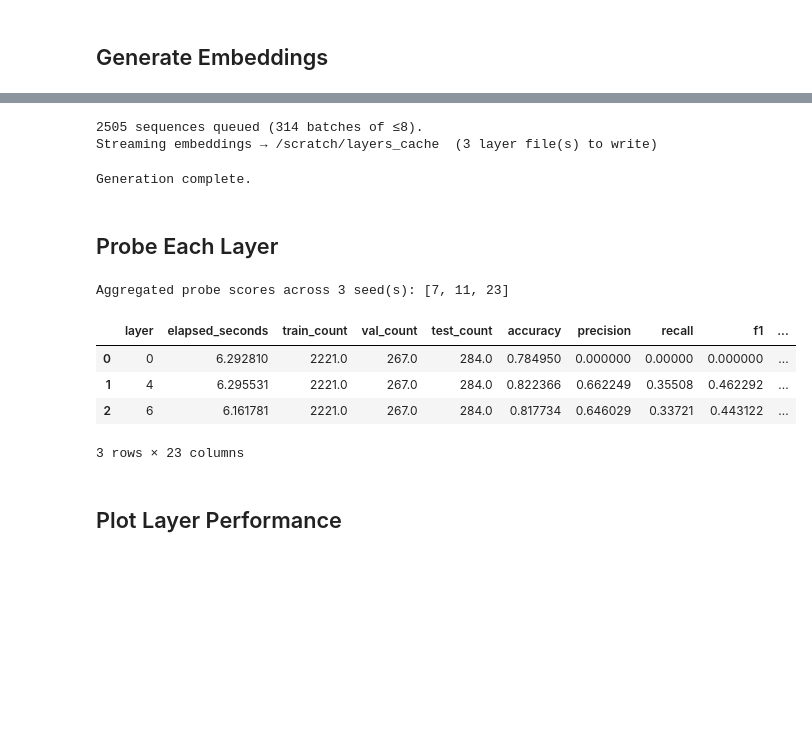
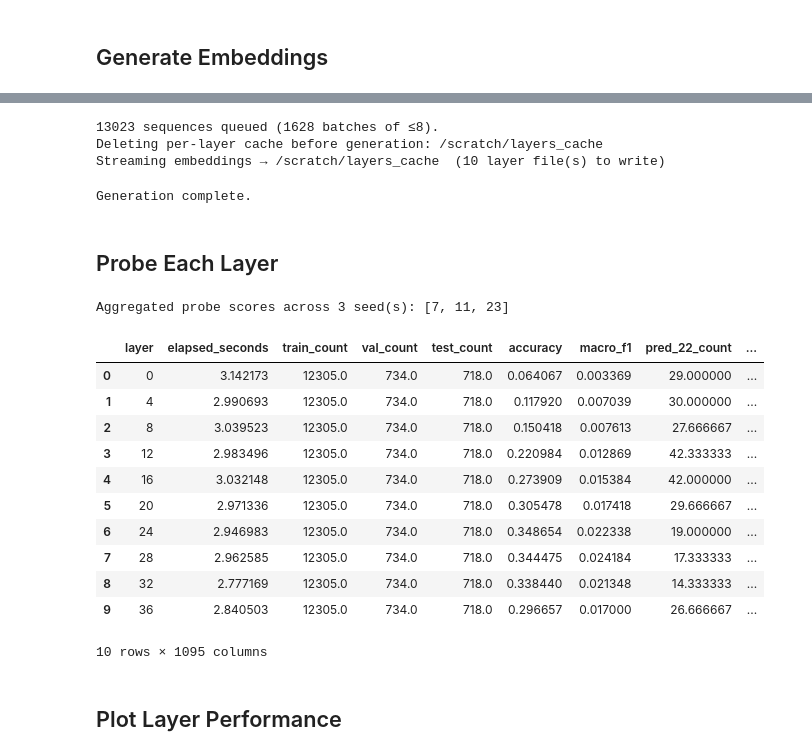
Before and after one commit to CBBIO/BioData, a Jupyter notebook: notebooks/probing_layer_sweep.ipynb, the cells around one changed output, grey strips where cells are left out. Cells and saved outputs as stored; diff of their text form; code cells hidden in the pictures; blank space fills up the shorter version.

```diff
--- a/notebooks/probing_layer_sweep.ipynb
+++ b/notebooks/probing_layer_sweep.ipynb
@@ -57,8 +75,8 @@ Start with a native PEER protein-level task. Set `DOWNLOAD_DATA = True` for the
 DATA_ROOT = Path("data/probing")
 
 # Either set DATASET_ID directly, or leave it as None and use DATASET_QUERY.
-DATASET_ID: str | None ="peer:subcellular_localization"
-DATASET_QUERY = "protein"
+DATASET_ID: str | None ="peer:fold"
+DATASET_QUERY = "residue"
 
 DOWNLOAD_DATA = True
 PEER_SPLIT: str | Sequence[str] | None = None  # None uses the PEER benchmark split, e.g. fold -> test_fold_holdout
@@ -81,15 +99,15 @@ MAX_TORCH_INTEROP_THREADS: int | None = 4
 DISABLE_TOKENIZERS_PARALLELISM = False
 
 # Small default model. Larger models are slower but can be swapped in here.
-MODEL_CLASS = "esm1b"
-MODEL_NAME = "esm1b_t33_650M_UR50S"
+MODEL_CLASS = "proteinglm"
+MODEL_NAME = "proteinglm_3b_mlm"
 DEVICE = "cuda" if torch.cuda.is_available() else "cpu"
 
 LAYER_STRIDE = 4
 CUSTOM_LAYERS: Sequence[int] | None = None
 
 # Probe configuration and repeated-seed evaluation.
-PROBE = ProbeSpec(kind="linear", epochs=50, learning_rate=0.001, batch_size=8192, seed=7)
+PROBE = ProbeSpec(kind="linear", epochs=50, learning_rate=0.001, batch_size=8192, seed=7,hidden_dim=512)
 PROBE_SEEDS: Sequence[int] = (7, 11, 23)
 METRIC: str | None = None
 
@@ -104,6 +122,7 @@ RESULTS_PATH: str | None = None  # e.g. "data/probing/results.jsonl"
 # O(N_proteins × N_layers).  On HDD this can be 10-100× faster than the
 # interleaved single-file layout.  Set to None to use EMBEDDINGS_CACHE_PATH instead.
 LAYER_CACHE_DIR: str | None = "/scratch/layers_cache/"
+CLEAN_LAYER_CACHE_BEFORE_GENERATION = True
 
 # EMBEDDINGS_CACHE_PATH (legacy single-file mode): all layers interleaved in one
 # file (protein-major layout).  Efficient for random-access by protein id; less
@@ -569,8 +605,7 @@ def layer_cache_file(layer_dir: Path, layer: int) -> Path:
 
 
 def clear_cuda_cache() -> None:
-    if torch.cuda.is_available():
-        torch.cuda.empty_cache()
+    clear_runtime_caches(clear_embedding_cache=False)
 
 
 def _is_readable_cbbio_h5_cache(path: Path) -> bool:
@@ -592,6 +627,9 @@ print(f"{len(records)} sequences queued ({_total_batches} batches of ≤{EMBEDDI
 # scattered seeks between layers.
 if LAYER_CACHE_DIR is not None:
     _layer_dir = Path(LAYER_CACHE_DIR)
+    if CLEAN_LAYER_CACHE_BEFORE_GENERATION and _layer_dir.exists():
+        print(f"Deleting per-layer cache before generation: {_layer_dir}")
+        shutil.rmtree(_layer_dir)
     _layer_files = {layer: layer_cache_file(_layer_dir, layer) for layer in selected_layers}
     _all_cached = all(
         p.exists() and _is_readable_cbbio_h5_cache(p) for p in _layer_files.values()
@@ -685,8 +723,9 @@ elif EMBEDDINGS_CACHE_PATH is not None:
         clear_cuda_cache()
         print("Generation complete.")
 # %% [output]
-2505 sequences queued (314 batches of ≤8).
-Streaming embeddings → /scratch/layers_cache  (3 layer file(s) to write)
+13023 sequences queued (1628 batches of ≤8).
+Deleting per-layer cache before generation: /scratch/layers_cache
+Streaming embeddings → /scratch/layers_cache  (10 layer file(s) to write)
 Generation complete.
 # %% [markdown]
 ## Probe Each Layer
@@ -771,11 +810,9 @@ def _load_layer_file(layer_dir: Path, layer: int, *, pool_method: str) -> dict[s
     return {record.id: np.asarray(record.embedding, dtype=np.float32) for record in layer_records}
 
 
-# ── In-kernel cache (used only when both disk cache options are None) ──────────
-# Lets re-runs of this cell skip model forward passes within the same session.
-# _emb_cache.clear() frees the RAM.
-if "_emb_cache" not in globals():
-    _emb_cache: dict[int, dict[str, np.ndarray]] = {}
+# ── Clean caches before every sweep run ────────────────────────────────────────
+# Avoid carrying stale embeddings/model allocations across repeated notebook runs.
+clear_runtime_caches()
 
 _use_layer_dir = LAYER_CACHE_DIR is not None
 _use_h5 = not _use_layer_dir and EMBEDDINGS_CACHE_PATH is not None
@@ -808,8 +845,8 @@ for layer in tqdm(selected_layers, desc="Layers", unit="layer"):
     elif _use_h5:
         # Single combined file: filter by layer.
         _layer_embs = _load_h5_layer(_h5_reader, layer, pool_method=_h5_pool_method)
-    elif layer not in _emb_cache:
-        # No disk cache: generate this layer inline and keep in session cache.
+    else:
+        # No disk cache: generate this layer inline for this run only.
         _layer_embs = {}
         for _batch in tqdm(
             generator.generate_batches(
@@ -834,9 +871,6 @@ for layer in tqdm(selected_layers, desc="Layers", unit="layer"):
                 _layer_embs[_rec.id] = np.asarray(_rec.embedding, dtype=np.float32)
             del _batch
         clear_cuda_cache()
-        _emb_cache[layer] = _layer_embs
-    else:
-        _layer_embs = _emb_cache[layer]
 
     # ── Per-layer residue stats and flat data (shared across seeds) ────────────
     _feat_mean, _feat_std, _layer_flat = None, None, None
@@ -865,6 +899,7 @@ for layer in tqdm(selected_layers, desc="Layers", unit="layer"):
             prediction=task.prediction,
             probe=_probe_with_seed(seed),
         )
+        clear_runtime_caches(clear_embedding_cache=False)
         result = run_task_on_layer(
             task=seeded_task,
             embeddings=_layer_embs,
@@ -884,42 +919,48 @@ for layer in tqdm(selected_layers, desc="Layers", unit="layer"):
             "layer": layer,
             "elapsed_seconds": result.elapsed_seconds,
             "train_count": result.train_count,
             "val_count": result.val_count,
             "test_count": result.test_count,
             **result.metrics,
             **{f"pred_{label}_count": int(count) for label, count in prediction_counts.items()},
         }
         per_run_rows.append(row)
         _append_result_row(RESULTS_PATH, row)
 
-    # Free per-layer embeddings after probing — they live on disk and can be reloaded.
-    # In-kernel cache (_emb_cache) is kept for fast re-runs within the same session.
-    if _use_layer_dir or _use_h5:
-        del _layer_embs
+    # Free per-layer embeddings after probing; each notebook run reloads/regenerates them.
+    del _layer_embs
     del _layer_flat
+    clear_runtime_caches(clear_embedding_cache=False)
 
 # ── Aggregate across seeds ─────────────────────────────────────────────────────
 per_run_results = pd.DataFrame(per_run_rows).sort_values(["layer", "seed"]).reset_index(drop=True)
 numeric_columns = [
     column
     for column in per_run_results.columns
     if column not in {"seed", "layer"} and pd.api.types.is_numeric_dtype(per_run_results[column])
 ]
 
 results = per_run_results.groupby("layer", as_index=False)[numeric_columns].mean(numeric_only=True)
 results_std = per_run_results.groupby("layer", as_index=False)[numeric_columns].std(numeric_only=True)
 results_std = results_std.rename(columns={column: f"{column}_std" for column in numeric_columns if column != "layer"})
 results = results.merge(results_std, on="layer", how="left")
 
 print(f"Aggregated probe scores across {len(probe_seeds)} seed(s): {probe_seeds}")
 results
 # %% [output]
 Aggregated probe scores across 3 seed(s): [7, 11, 23]
-|  | layer | elapsed_seconds | train_count | val_count | test_count | accuracy | precision | recall | f1 | ... |
-| 0 | 0 | 6.292810 | 2221.0 | 267.0 | 284.0 | 0.784950 | 0.000000 | 0.00000 | 0.000000 | ... |
-| 1 | 4 | 6.295531 | 2221.0 | 267.0 | 284.0 | 0.822366 | 0.662249 | 0.35508 | 0.462292 | ... |
-| 2 | 6 | 6.161781 | 2221.0 | 267.0 | 284.0 | 0.817734 | 0.646029 | 0.33721 | 0.443122 | ... |
+|  | layer | elapsed_seconds | train_count | val_count | test_count | accuracy | macro_f1 | pred_22_count | ... |
+| 0 | 0 | 3.142173 | 12305.0 | 734.0 | 718.0 | 0.064067 | 0.003369 | 29.000000 | ... |
+| 1 | 4 | 2.990693 | 12305.0 | 734.0 | 718.0 | 0.117920 | 0.007039 | 30.000000 | ... |
+| 2 | 8 | 3.039523 | 12305.0 | 734.0 | 718.0 | 0.150418 | 0.007613 | 27.666667 | ... |
+| 3 | 12 | 2.983496 | 12305.0 | 734.0 | 718.0 | 0.220984 | 0.012869 | 42.333333 | ... |
+| 4 | 16 | 3.032148 | 12305.0 | 734.0 | 718.0 | 0.273909 | 0.015384 | 42.000000 | ... |
+| 5 | 20 | 2.971336 | 12305.0 | 734.0 | 718.0 | 0.305478 | 0.017418 | 29.666667 | ... |
+| 6 | 24 | 2.946983 | 12305.0 | 734.0 | 718.0 | 0.348654 | 0.022338 | 19.000000 | ... |
+| 7 | 28 | 2.962585 | 12305.0 | 734.0 | 718.0 | 0.344475 | 0.024184 | 17.333333 | ... |
+| 8 | 32 | 2.777169 | 12305.0 | 734.0 | 718.0 | 0.338440 | 0.021348 | 14.333333 | ... |
+| 9 | 36 | 2.840503 | 12305.0 | 734.0 | 718.0 | 0.296657 | 0.017000 | 26.666667 | ... |
-3 rows × 23 columns
+10 rows × 1095 columns
 # %% [markdown]
 ## Plot Layer Performance
 # %%
```
Also changed, not shown: parts of 8 cells of this notebook, 2 other files.
